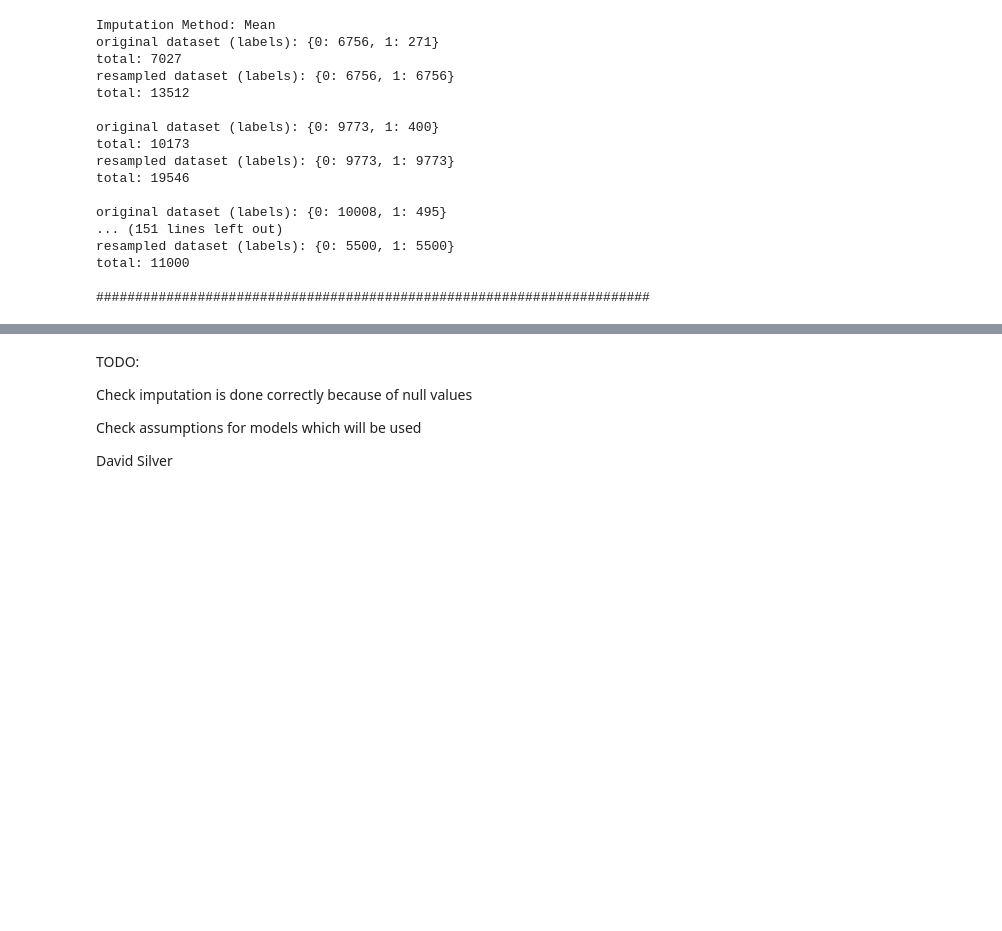
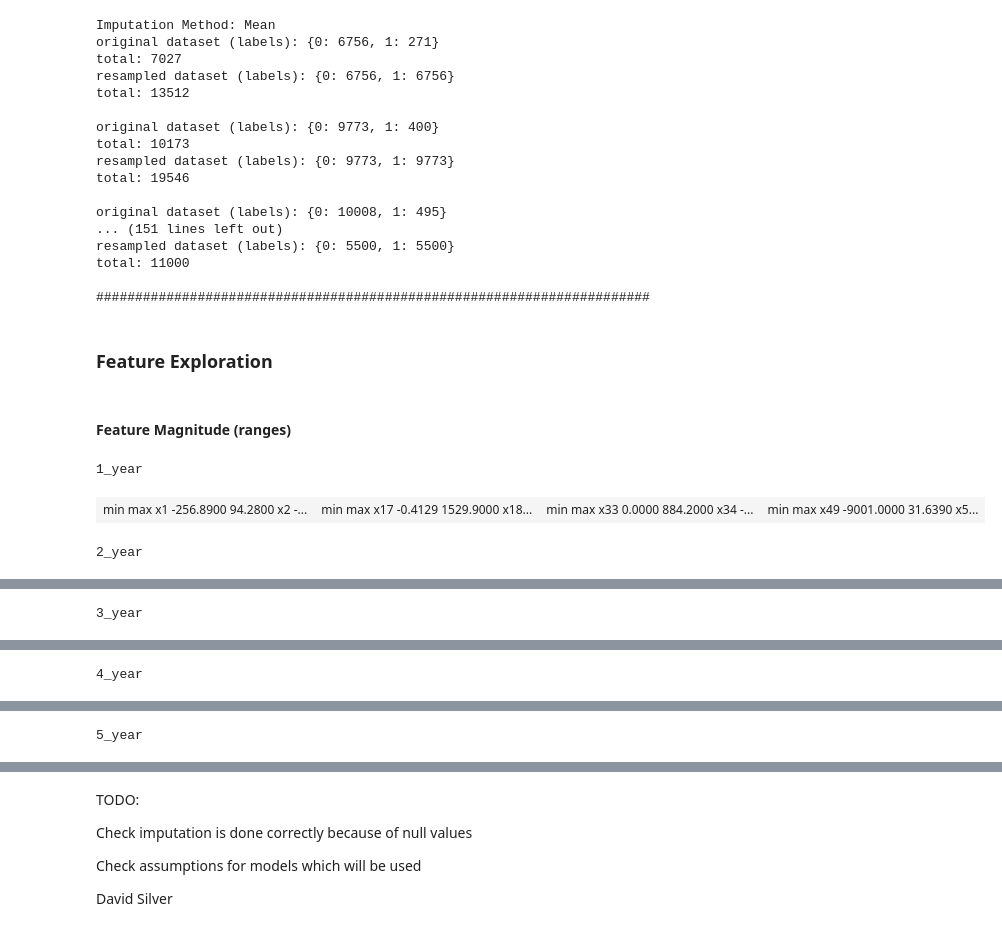
Before and after one commit to achmand/Polish-Bankruptcy-Prediction, a Jupyter notebook: src/dylan_assignment.ipynb, the cells around one changed output, grey strips where cells are left out. Cells and saved outputs as stored; diff of their text form; code cells hidden in the pictures; blank space fills up the shorter version.

Commit message:
[CODE] Showing magnitude for all the features.

```diff
--- a/src/dylan_assignment.ipynb
+++ b/src/dylan_assignment.ipynb
@@ -211,3 +212,30 @@ resampled dataset (labels): {0: 5500, 1: 5500}
 total: 11000
 
 #######################################################################
+# %% [markdown]
+### Feature Exploration
+# %% [markdown]
+#### Feature Magnitude (ranges)
+# %%
+def multi_dataframes(table_list):
+    return HTML(
+        '<table><tr style="background-color:white;">' +
+        ''.join(['<td>' + table._repr_html_() + '</td>' for table in table_list]) +
+        '</tr></table>')
+
+# display various ranges
+pd.options.display.float_format = '{:.4f}'.format
+for i in range(len(dataframes)):
+    range_tables = []
+    describe = pd.DataFrame(dataframes[i].describe().T)
+    describe = describe.drop(describe.index[len(describe)-1])
+
+    for g, tmp_df in describe.groupby(np.arange(len(describe)) // 16):
+        range_tables.append(tmp_df[["min","max"]])
+
+    print(year_headers[i])
+    display(multi_dataframes(range_tables))
+# %% [output]
+1_year
+| min max x1 -256.8900 94.2800 x2 -... | min max x17 -0.4129 1529.9000 x18... | min max x33 0.0000 884.2000 x34 -... | min max x49 -9001.0000 31.6390 x5... |
+2_year
@@ -213,0 +243 @@ total: 11000
+3_year
@@ -213,0 +245 @@ total: 11000
+4_year
@@ -213,0 +247 @@ total: 11000
+5_year
```
Also changed, not shown: parts of 5 cells of this notebook, 5 other files.
